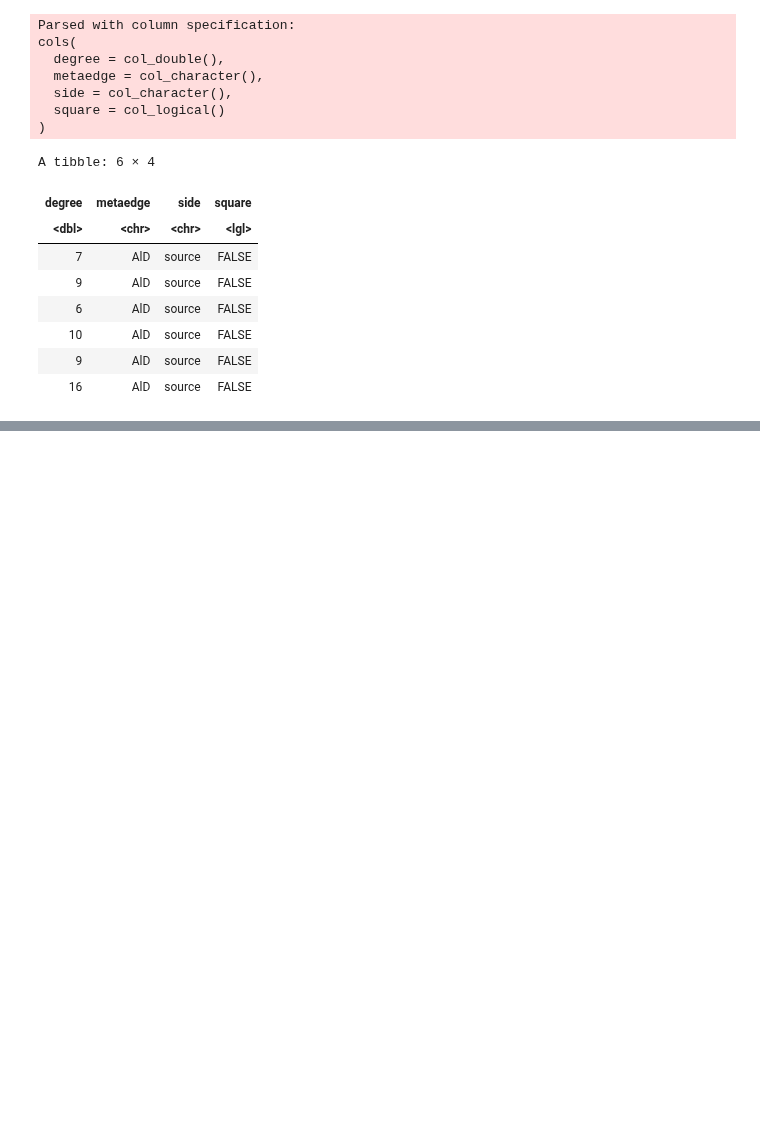
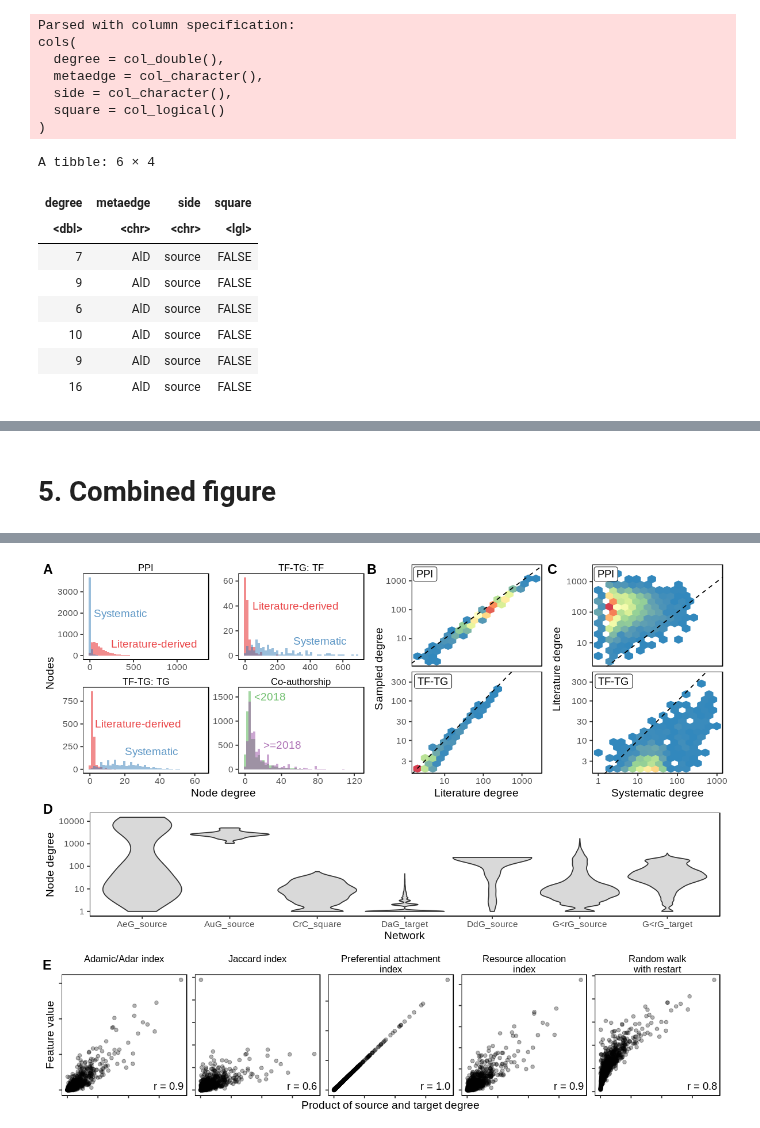
Before and after one commit to greenelab/xswap-analysis, a Jupyter notebook: nb/3.fig1.degree_dist/2.plot_degree_dist.ipynb, the cells around one changed output, grey strips where cells are left out. Drawn from its saved outputs; the diff is of its cells as text; code cells hidden in the pictures; blank space fills up the shorter version.

Commit message:
Combine first two figures, rename folders

```diff
--- a/nb/3.fig1.degree_dist/2.plot_degree_dist.ipynb
+++ b/nb/3.fig1.degree_dist/2.plot_degree_dist.ipynb
@@ -440,0 +380,37 @@ Warning message:
+# %%
+feature_degree <- feature_degree_df %>%
+    ggplot(aes(x = degree_product, y = value)) +
+    geom_point(alpha = 0.3) +
+    facet_wrap(vars(feature), scales = 'free', nrow = 1) +
+    xlab('Product of source and target degree') +
+    ylab('Feature value') +
+    theme_zietzm() +
+    theme(axis.text = element_blank()) +
+    geom_text(data = correlations, aes(x = Inf, y = -Inf, label = r), vjust = -0.75, hjust = 1.1)
+# %% [markdown]
+# 5. Combined figure
+# %%
+options(repr.plot.width=10, repr.plot.height=8)
+
+degree_bias <- plot_grid(
+    reconstruction + theme(legend.position = "none", plot.margin = unit(c(0.2, 0.1, 0, 0.3), "cm")),
+    systematic + theme(legend.position = "none", plot.margin = unit(c(0.2, 0.2, 0, 0.2), "cm")),
+    ncol = 2, labels = c("B", "C"), hjust = -0.01)
+
+top_row <- plot_grid(
+    histogram_dists + theme(plot.margin = unit(c(0.2, 0.1, 0, 0.3), "cm")),
+    degree_bias,
+#     plot_grid(recon, system, nrow = 1, labels = c("B", "C")),
+    labels = c("A", ""),
+    ncol = 2, rel_widths = c(1, 1.1))
+
+combined <- plot_grid(top_row,
+          hetionet_degree_plot + theme(plot.margin = unit(c(0.5, 0.3, 0.5, 0.3), "cm")),
+          feature_degree + theme(plot.margin = unit(c(0, 0.3, 0, 0.3), "cm")),
+          ncol = 1, rel_heights = c(1, 0.65, 0.65), labels = c("", "D", "E"))
+
+ggsave(filename = '../../img/fig1.bias_features_combined.png', plot = combined, width = 10,
+       height = 8, dpi = 500)
+
+combined
+# %% [output]
@@ -440,0 +422 @@ Warning message:
+[figure, added]
```
Also changed, not shown: parts of 23 cells of this notebook, 8 other files.
